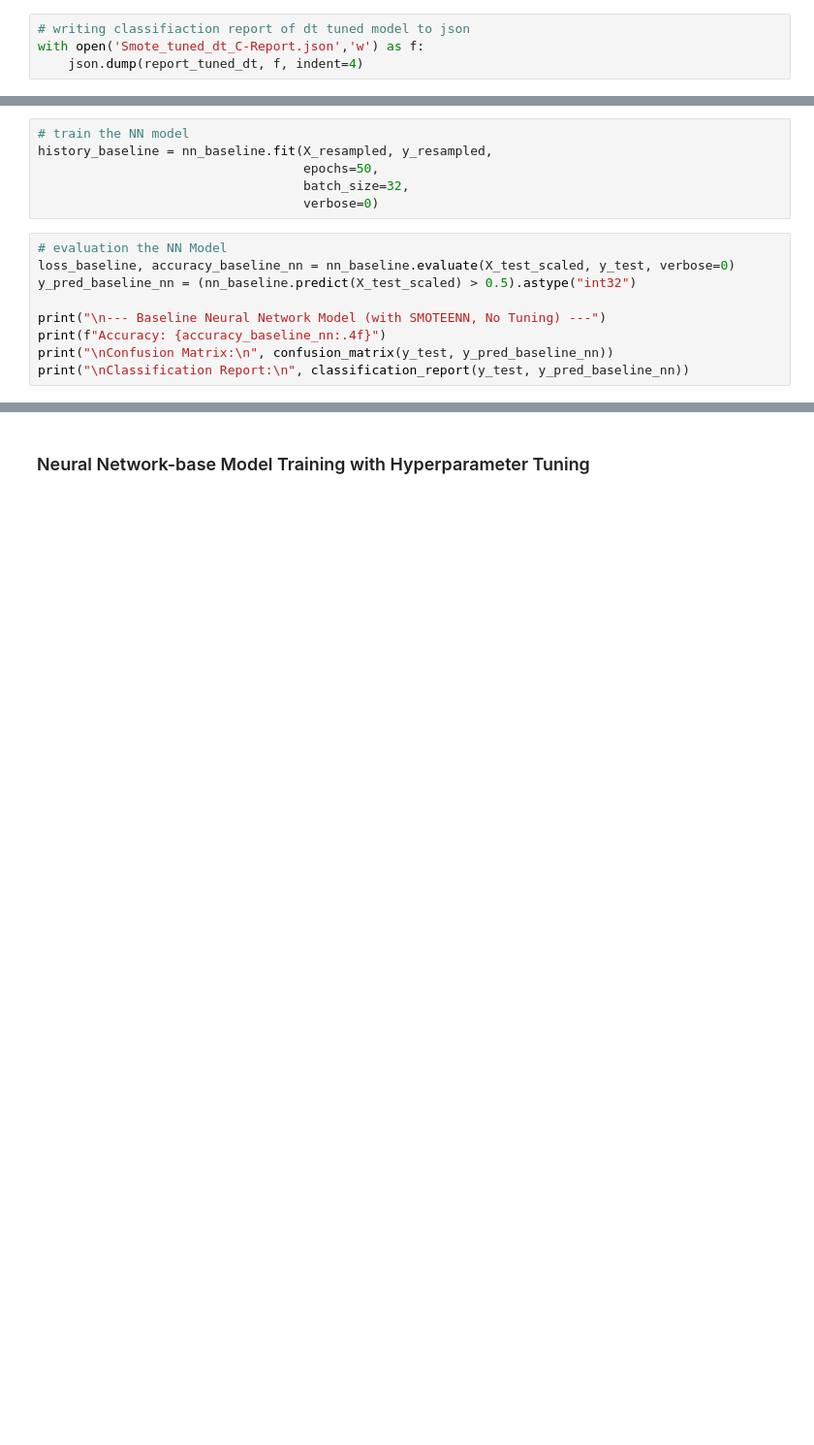
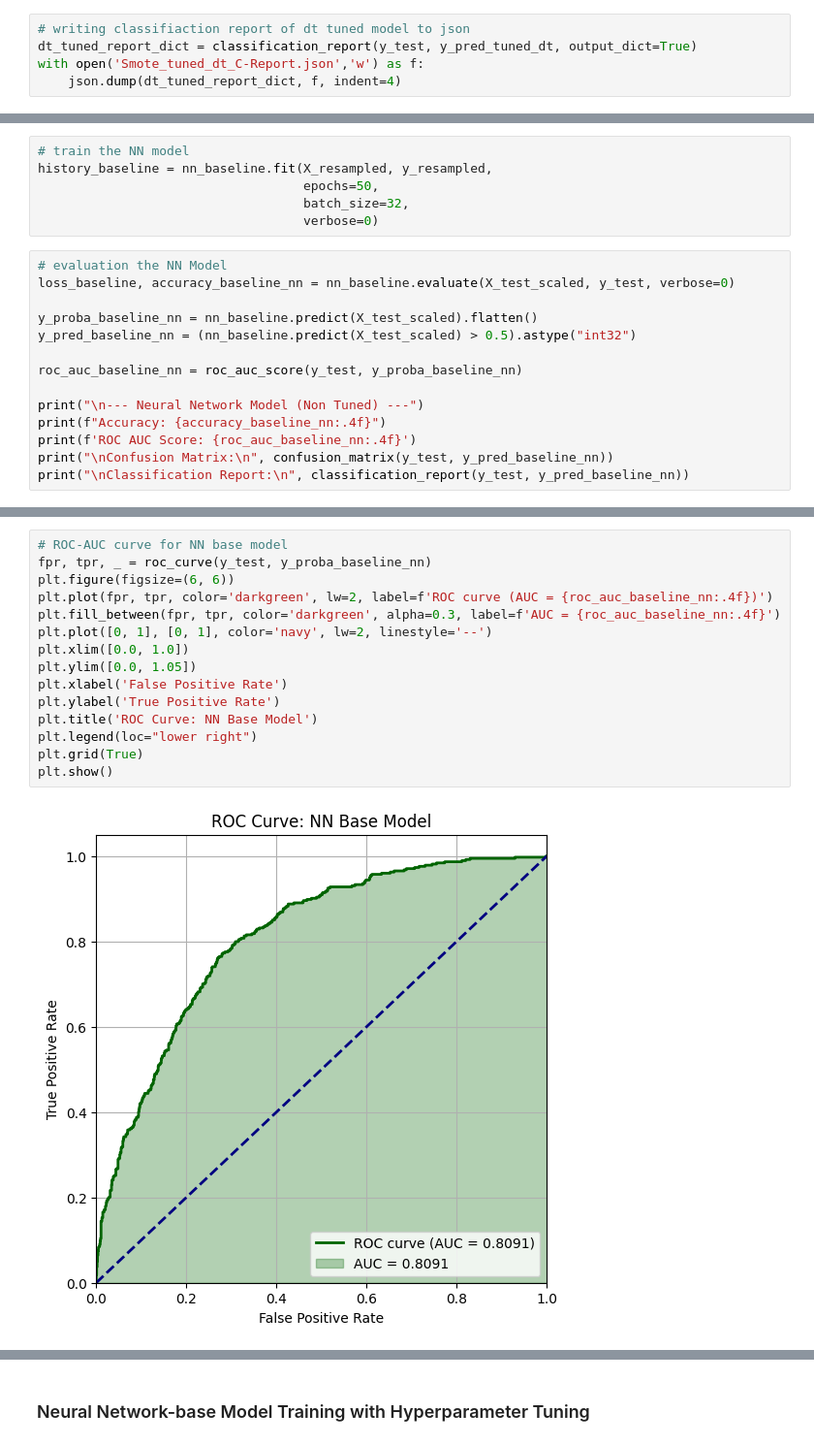
Before and after one commit to Kovindu555/Customer-Churn-Prediction, a Jupyter notebook: Trained_Churn_Predictior.ipynb, the cells around one changed output, grey strips where cells are left out. Shown at 97% size. Cells and saved outputs as stored; diff of their text form; blank space fills up the shorter version.

```diff
--- a/Trained_Churn_Predictior.ipynb
+++ b/Trained_Churn_Predictior.ipynb
@@ -206,4 +237,5 @@ weighted avg       0.79      0.70      0.71      1407
 # %%
 # writing classifiaction report of dt tuned model to json
+dt_tuned_report_dict = classification_report(y_test, y_pred_tuned_dt, output_dict=True)
 with open('Smote_tuned_dt_C-Report.json','w') as f:
-    json.dump(report_tuned_dt, f, indent=4)
+    json.dump(dt_tuned_report_dict, f, indent=4)
@@ -263,10 +279,15 @@ history_baseline = nn_baseline.fit(X_resampled, y_resampled,
 # %%
 # evaluation the NN Model
 loss_baseline, accuracy_baseline_nn = nn_baseline.evaluate(X_test_scaled, y_test, verbose=0)
+
+y_proba_baseline_nn = nn_baseline.predict(X_test_scaled).flatten()
 y_pred_baseline_nn = (nn_baseline.predict(X_test_scaled) > 0.5).astype("int32")
 
-print("\n--- Baseline Neural Network Model (with SMOTEENN, No Tuning) ---")
+roc_auc_baseline_nn = roc_auc_score(y_test, y_proba_baseline_nn)
+
+print("\n--- Neural Network Model (Non Tuned) ---")
 print(f"Accuracy: {accuracy_baseline_nn:.4f}")
+print(f'ROC AUC Score: {roc_auc_baseline_nn:.4f}')
 print("\nConfusion Matrix:\n", confusion_matrix(y_test, y_pred_baseline_nn))
 print("\nClassification Report:\n", classification_report(y_test, y_pred_baseline_nn))
 # %% [output]
@@ -291,2 +314,19 @@ weighted avg       0.79      0.71      0.73      1407
+# %%
+# ROC-AUC curve for NN base model
+fpr, tpr, _ = roc_curve(y_test, y_proba_baseline_nn)
+plt.figure(figsize=(6, 6))
+plt.plot(fpr, tpr, color='darkgreen', lw=2, label=f'ROC curve (AUC = {roc_auc_baseline_nn:.4f})')
+plt.fill_between(fpr, tpr, color='darkgreen', alpha=0.3, label=f'AUC = {roc_auc_baseline_nn:.4f}')
+plt.plot([0, 1], [0, 1], color='navy', lw=2, linestyle='--')
+plt.xlim([0.0, 1.0])
+plt.ylim([0.0, 1.05])
+plt.xlabel('False Positive Rate')
+plt.ylabel('True Positive Rate')
+plt.title('ROC Curve: NN Base Model')
+plt.legend(loc="lower right")
+plt.grid(True)
+plt.show()
+# %% [output]
+[figure, added]
 # %%
 # writing classifiaction report of base nn model to json
```
Also changed, not shown: parts of 42 cells of this notebook.
